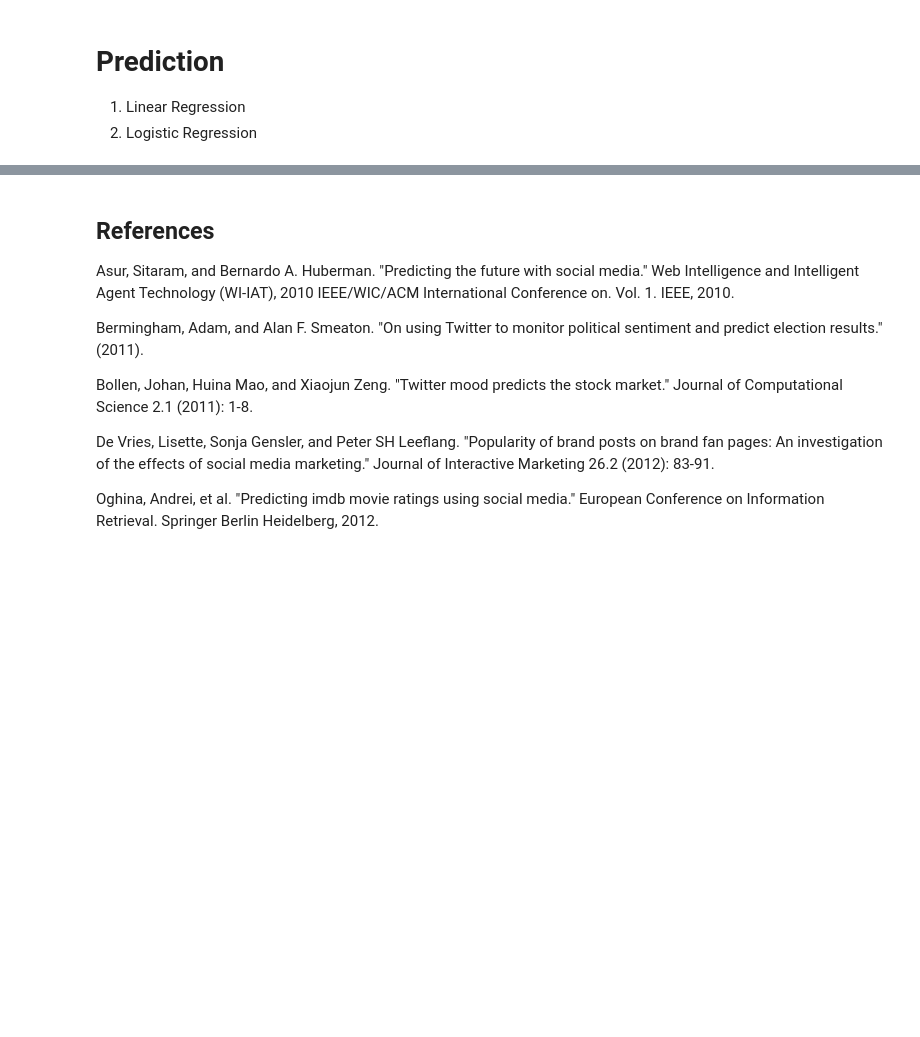
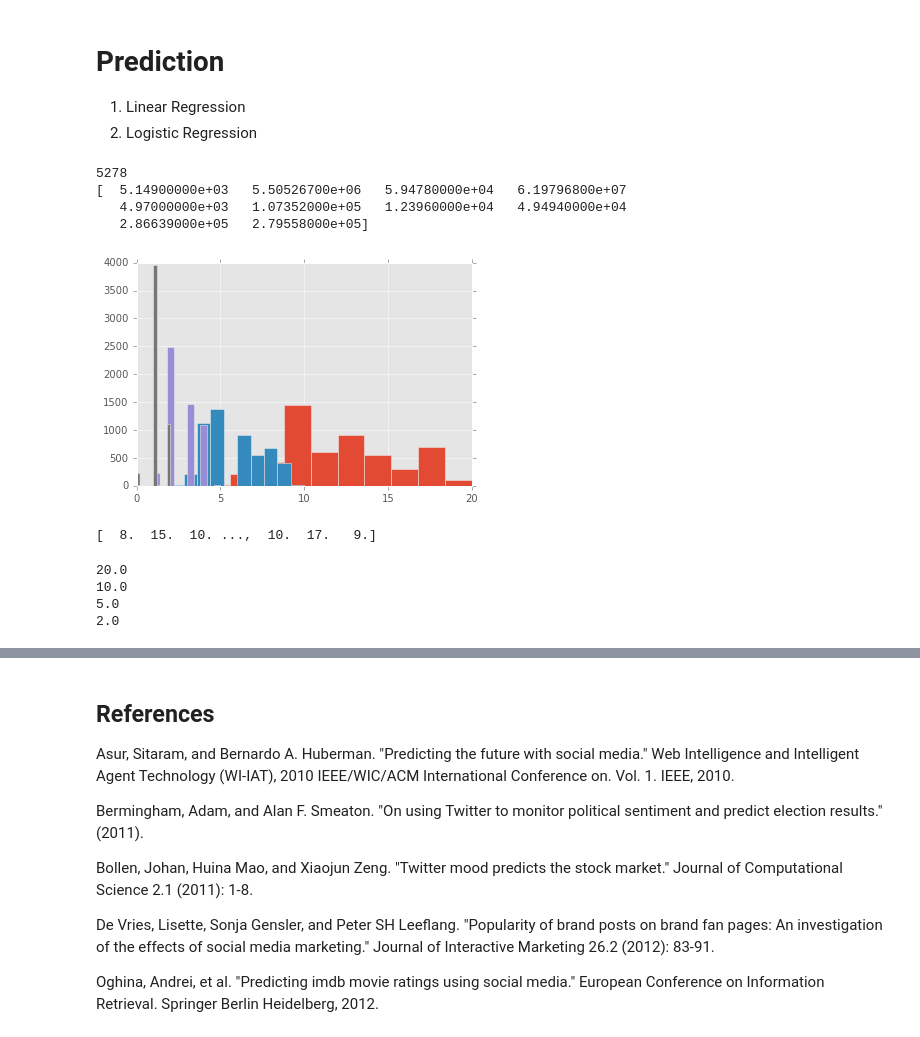
Before and after one commit to law-liet/15-388-688_Project, a Jupyter notebook: project.ipynb, the cells around one changed output, grey strips where cells are left out. Cells and saved outputs as stored; diff of their text form; code cells hidden in the pictures; blank space fills up the shorter version.

```diff
--- a/project.ipynb
+++ b/project.ipynb
@@ -55,8 +56,10 @@ from text_classification import process_all, get_rare_words, create_features
 # %%
-with open('movies_data1.pkl', 'r') as picklefile:
+#load movie data from scrapper file
+with open('movies_data.pkl', 'r') as picklefile:
     movies_scraped, movies_skipped = pickle.load(picklefile)
 # %%
 movies = pd.DataFrame(movies_scraped)
 movies.dropna(axis=0, subset=['domestic_total_gross'], inplace=True)
-movies.sort_values(by='domestic_total_gross', ascending=True, inplace=True)
-movies = movies.set_index('BOM_id')
+movies.sort_values(by='domestic_total_gross', ascending=False, inplace=True)
+movies.sort_values(by='release_date', ascending=False, inplace=True)
+print len(movies)
@@ -72,0 +68,6 @@ movies.head()
+# %%
+#get new movies after 20008
+new_movies = movies.loc[movies['release_date'] >= np.datetime64('2008-01-01')]
+print len(new_movies)
+print
+print movies.dtypes
@@ -461,0 +355,39 @@ print movies_tweets_combined.dtypes
+# %%
+box_office =[]
+for name in movies_clean_tweets_combined['name']:
+    box_office.append(new_movies.loc[new_movies['BOM_id'] == name]['domestic_total_gross'].iloc[0])
+box_office = np.array(box_office)
+print len(box_office)
+print box_office[:10]
+# %% [output]
+5278
+[  5.14900000e+03   5.50526700e+06   5.94780000e+04   6.19796800e+07
+   4.97000000e+03   1.07352000e+05   1.23960000e+04   4.94940000e+04
+   2.86639000e+05   2.79558000e+05]
+# %%
+%matplotlib inline
+box_office_log = np.trunc(np.log(box_office))
+box_office_log_2 = np.trunc(np.log(box_office)/2)
+box_office_log_4 = np.trunc(np.log(box_office)/4)
+box_office_log_8 = np.trunc(np.log(box_office)/8)
+
+plt.hist(box_office_log)
+plt.hist(box_office_log_2)
+plt.hist(box_office_log_4)
+plt.hist(box_office_log_8)
+
+plt.show()
+print box_office_log
+# %% [output]
+[figure, added]
+[  8.  15.  10. ...,  10.  17.   9.]
+# %%
+print max(box_office_log)
+print max(box_office_log_2)
+print max(box_office_log_4)
+print max(box_office_log_8)
+# %% [output]
+20.0
+10.0
+5.0
+2.0
```
Also changed, not shown: parts of 54 cells of this notebook.
